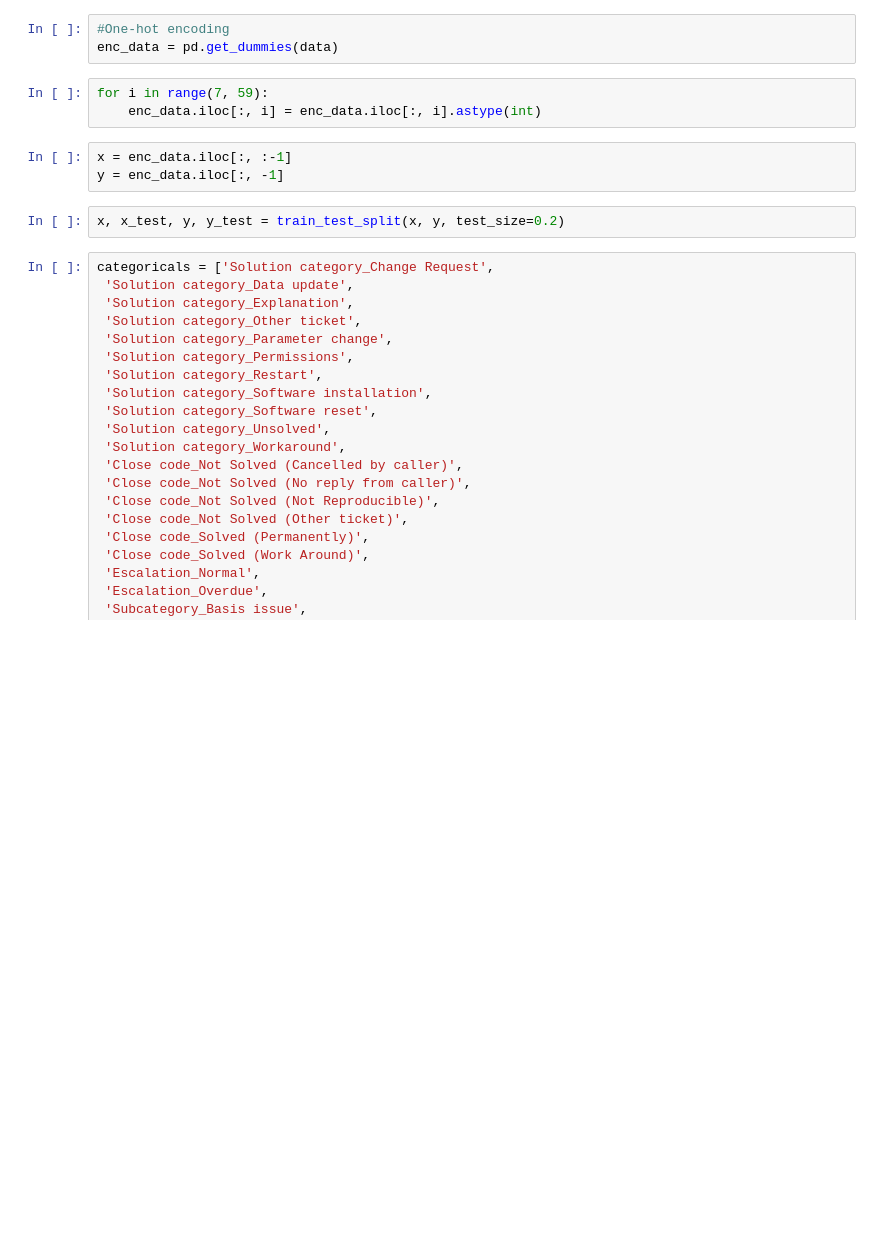
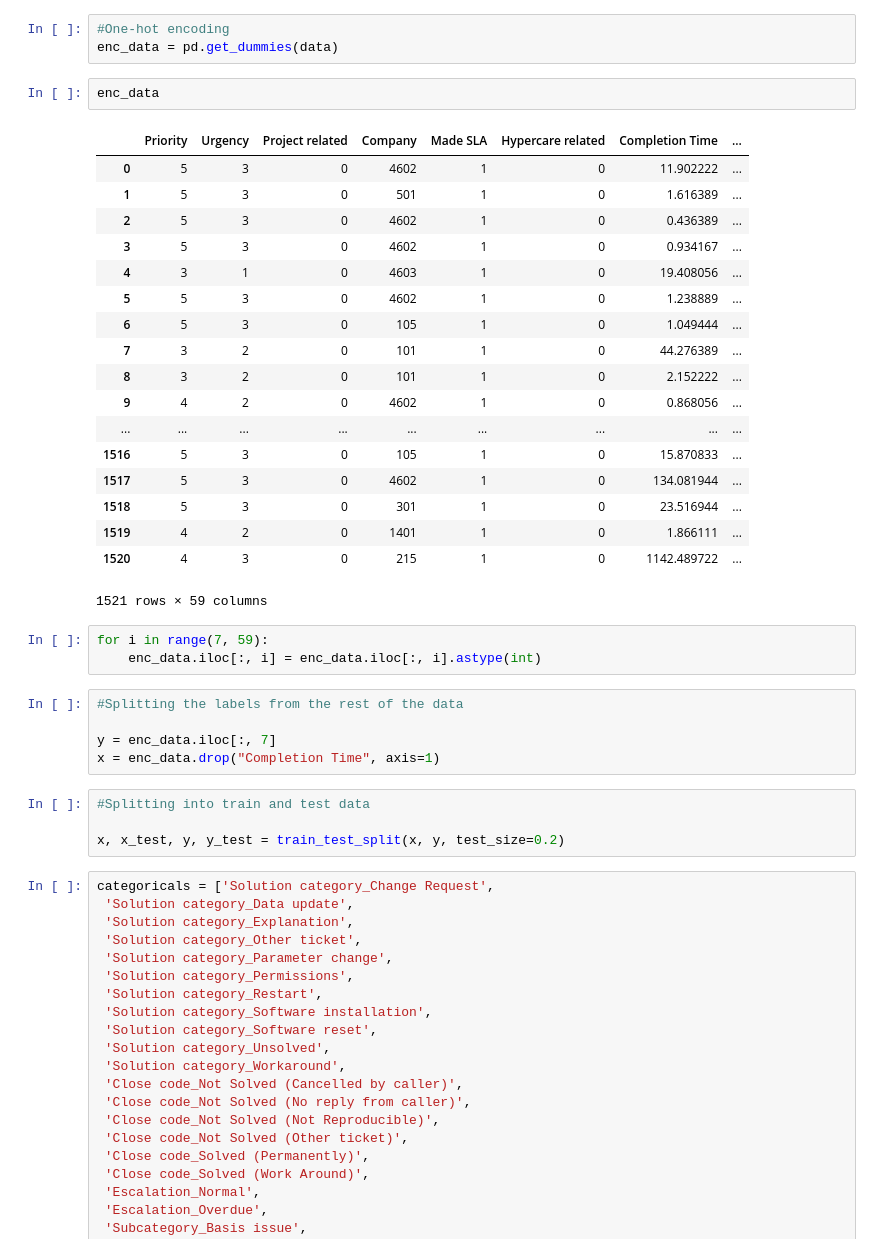
Before and after one commit to mjdioli/Summer-Internship, a Jupyter notebook: Light GBM.ipynb, the cells around one changed output. Saved outputs shown, nothing was run; the diff lists cells and outputs as text; blank space fills up the shorter version.

```diff
--- a/Light GBM.ipynb
+++ b/Light GBM.ipynb
@@ -23,13 +25,38 @@ len(list(data))
 # %%
 #One-hot encoding
 enc_data = pd.get_dummies(data)
+# %%
+enc_data
+# %% [output]
+|  | Priority | Urgency | Project related | Company | Made SLA | Hypercare related | Completion Time | ... |
+| 0 | 5 | 3 | 0 | 4602 | 1 | 0 | 11.902222 | ... |
+| 1 | 5 | 3 | 0 | 501 | 1 | 0 | 1.616389 | ... |
+| 2 | 5 | 3 | 0 | 4602 | 1 | 0 | 0.436389 | ... |
+| 3 | 5 | 3 | 0 | 4602 | 1 | 0 | 0.934167 | ... |
+| 4 | 3 | 1 | 0 | 4603 | 1 | 0 | 19.408056 | ... |
+| 5 | 5 | 3 | 0 | 4602 | 1 | 0 | 1.238889 | ... |
+| 6 | 5 | 3 | 0 | 105 | 1 | 0 | 1.049444 | ... |
+| 7 | 3 | 2 | 0 | 101 | 1 | 0 | 44.276389 | ... |
+| 8 | 3 | 2 | 0 | 101 | 1 | 0 | 2.152222 | ... |
+| 9 | 4 | 2 | 0 | 4602 | 1 | 0 | 0.868056 | ... |
+| ... | ... | ... | ... | ... | ... | ... | ... | ... |
+| 1516 | 5 | 3 | 0 | 105 | 1 | 0 | 15.870833 | ... |
+| 1517 | 5 | 3 | 0 | 4602 | 1 | 0 | 134.081944 | ... |
+| 1518 | 5 | 3 | 0 | 301 | 1 | 0 | 23.516944 | ... |
+| 1519 | 4 | 2 | 0 | 1401 | 1 | 0 | 1.866111 | ... |
+| 1520 | 4 | 3 | 0 | 215 | 1 | 0 | 1142.489722 | ... |
+1521 rows × 59 columns
 # %%
 for i in range(7, 59):
     enc_data.iloc[:, i] = enc_data.iloc[:, i].astype(int)
-# %%
-x = enc_data.iloc[:, :-1]
-y = enc_data.iloc[:, -1]
+# %%
+#Splitting the labels from the rest of the data
+
+y = enc_data.iloc[:, 7]
+x = enc_data.drop("Completion Time", axis=1)
 # %%
+#Splitting into train and test data
+
 x, x_test, y, y_test = train_test_split(x, y, test_size=0.2)
 # %%
 categoricals = ['Solution category_Change Request',
```
Also changed, not shown: parts of 11 cells of this notebook.
